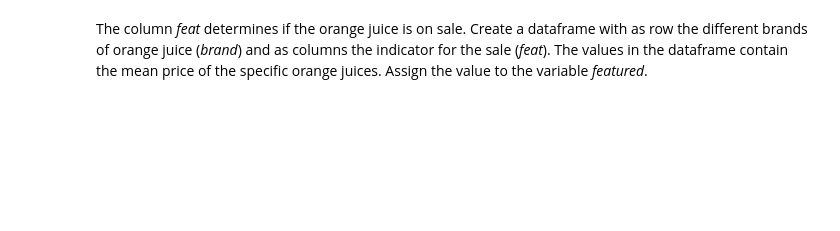
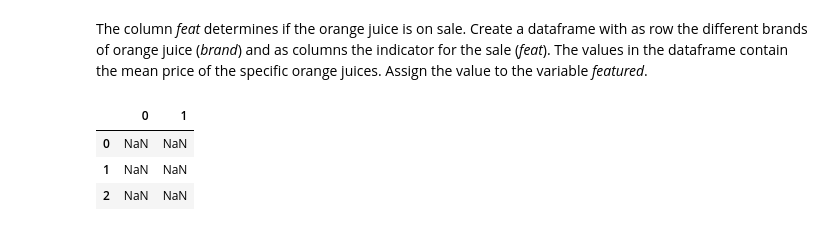
Before and after one commit to jaccogriff/data-wrangling-2024, a Jupyter notebook: ass2/assignment02.ipynb, the cells around one changed output. Saved outputs shown, nothing was run; the diff lists cells and outputs as text; code cells hidden in the pictures; blank space fills up the shorter version.

```diff
--- a/ass2/assignment02.ipynb
+++ b/ass2/assignment02.ipynb
@@ -137,7 +253,7 @@ The previous analysis explains the difference between the two stores. The best s
 Let us now see which brand is the most popular. Create a series in with the three brands (*brand*) and the total number of the sales (sum of *logmove*). Assign the result to the variable *brand_sales*.
 # %%
 # YOUR CODE HERE
-
+brand_sales = oj.groupby('brand')["logmove"].sum()
 # YOUR CODE ENDS HERE
 # %%
 print(brand_sales)
@@ -150,2 +281,20 @@ The column *feat* determines if the orange juice is on sale. Create a dataframe
+# %%
+# YOUR CODE HERE
+featured = pd.DataFrame(brand_sales)
+
+feats = oj["feat"].unique()
+empty_cells = {col: [np.nan, np.nan, np.nan] for col in feats}
+featured = pd.DataFrame(empty_cells)
+
+
+
+
+display(featured)
+# YOUR CODE ENDS HERE
+# %% [output]
+|  | 0 | 1 |
+| 0 | NaN | NaN |
+| 1 | NaN | NaN |
+| 2 | NaN | NaN |
 # %%
 display(featured)
```
Also changed, not shown: parts of 21 cells of this notebook, 1 other file.
